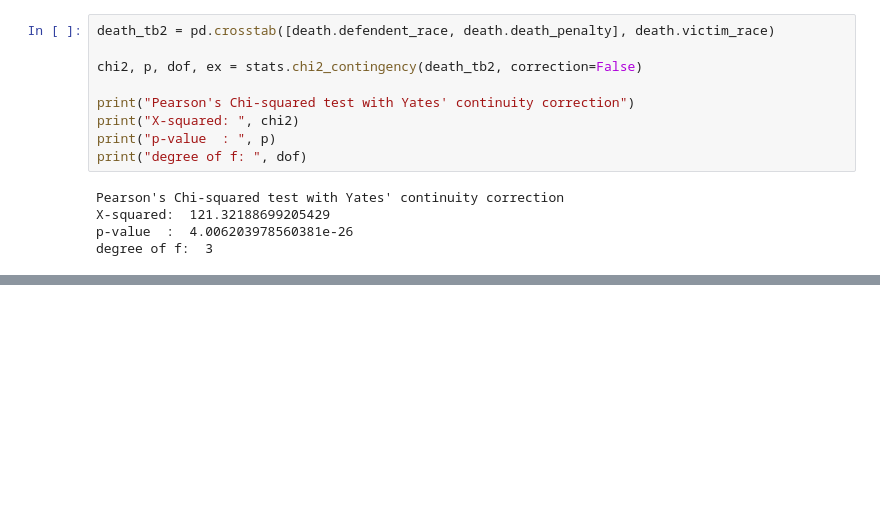
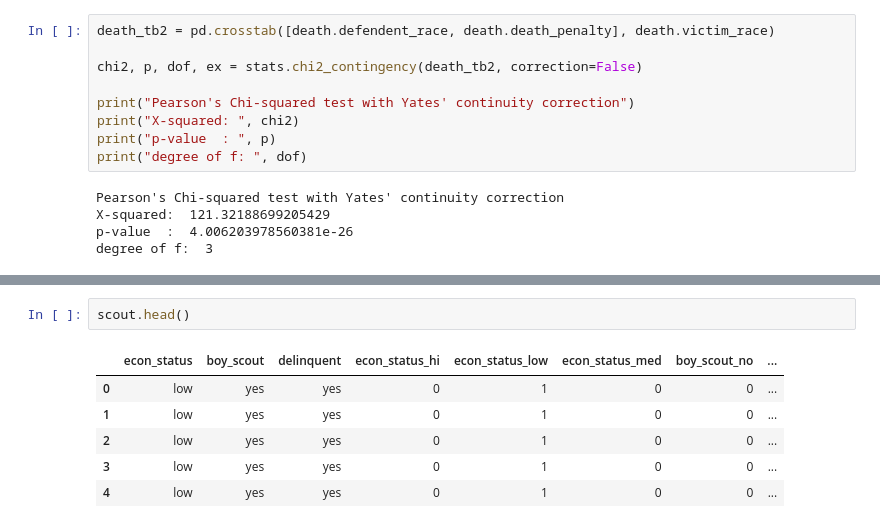
Before and after one commit to naivelogic/Machine_Learning_Notebooks, a Jupyter notebook: Data_Science/Statistical Models/[PSU] Logistic Regression.ipynb, the cells around one changed output, grey strips where cells are left out. Cells and saved outputs as stored; diff of their text form; blank space fills up the shorter version.

```diff
--- a/Data_Science/Statistical Models/[PSU] Logistic Regression.ipynb
+++ b/Data_Science/Statistical Models/[PSU] Logistic Regression.ipynb
@@ -968,0 +1490,9 @@ Effect prob Black victim whose defendet is black vs white prob for death penalty
+# %%
+scout.head()
+# %% [output]
+|  | econ_status | boy_scout | delinquent | econ_status_hi | econ_status_low | econ_status_med | boy_scout_no | ... |
+| 0 | low | yes | yes | 0 | 1 | 0 | 0 | ... |
+| 1 | low | yes | yes | 0 | 1 | 0 | 0 | ... |
+| 2 | low | yes | yes | 0 | 1 | 0 | 0 | ... |
+| 3 | low | yes | yes | 0 | 1 | 0 | 0 | ... |
+| 4 | low | yes | yes | 0 | 1 | 0 | 0 | ... |
```
Also changed, not shown: parts of 45 cells of this notebook.
